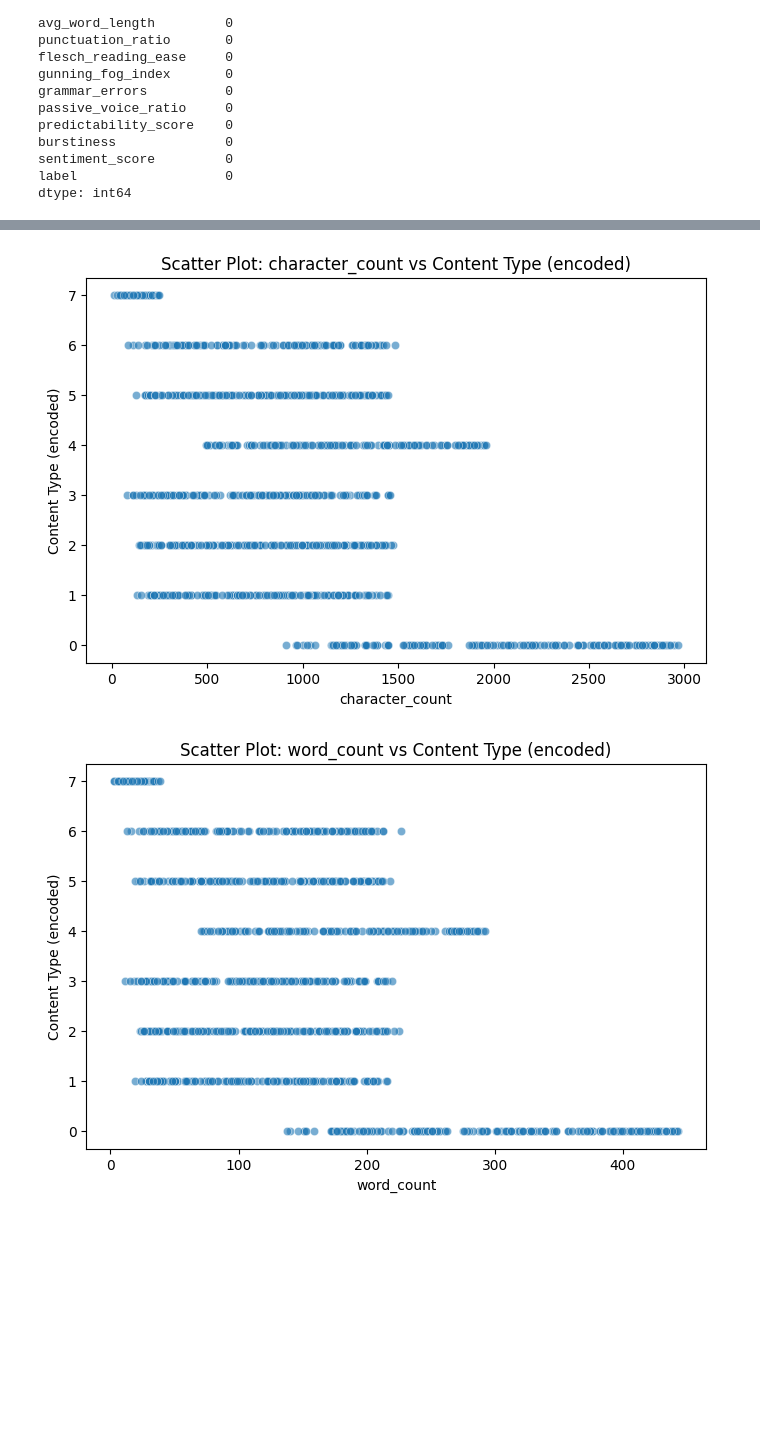
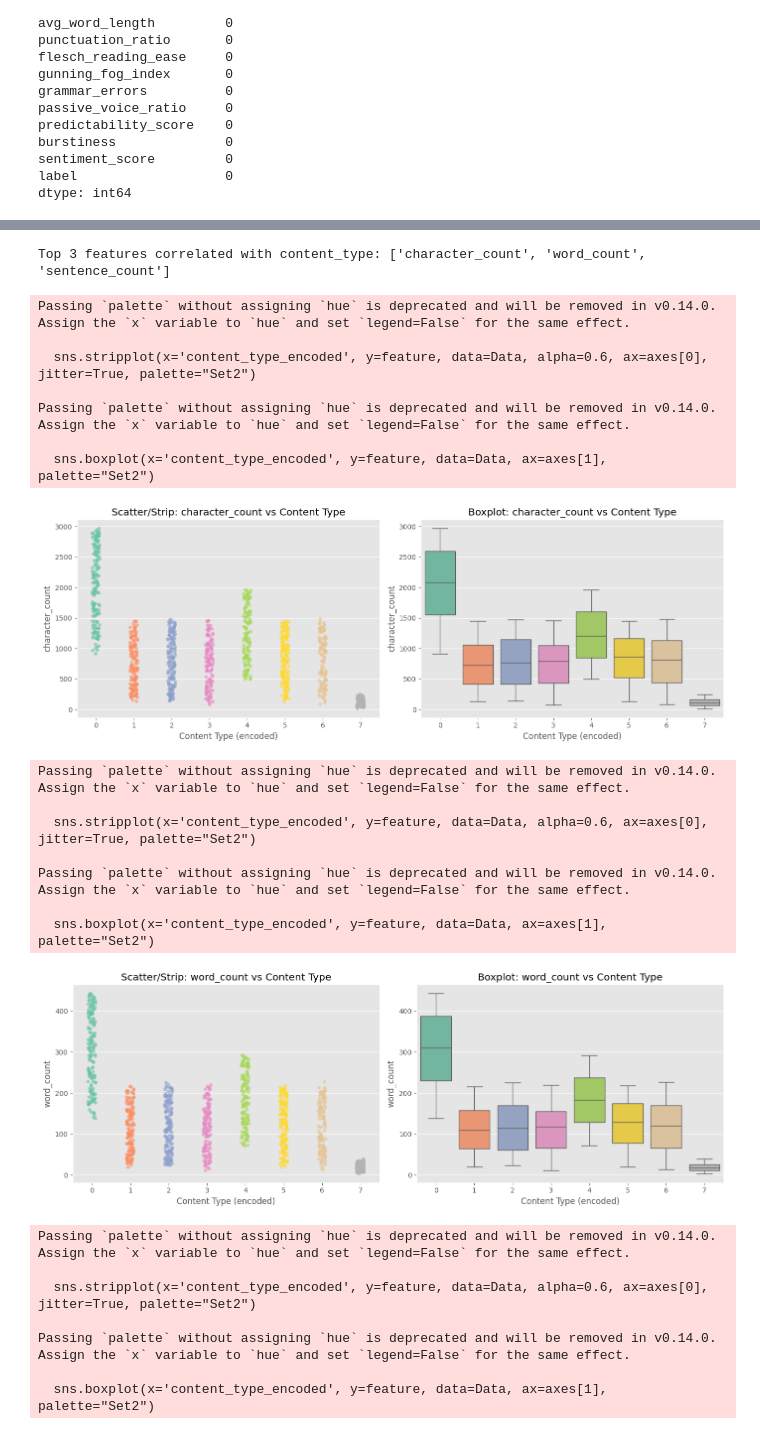
Before and after one commit to ViktorijaProjkova/AI-vs-Human-Content-Detection, a Jupyter notebook: notebooks/0_EDA_and_data_visualisation.ipynb, the cells around one changed output, grey strips where cells are left out. Drawn from its saved outputs; the diff is of its cells as text; code cells hidden in the pictures; blank space fills up the shorter version.

```diff
--- a/notebooks/0_EDA_and_data_visualisation.ipynb
+++ b/notebooks/0_EDA_and_data_visualisation.ipynb
@@ -155,21 +203,54 @@ plt.show()
 # %%
-# Encode content_type for correlation analysis
+# Encode content_type
 Data['content_type_encoded'] = Data['content_type'].astype('category').cat.codes
 
-# Recalculate correlation matrix including the encoded target
+# Correlation matrix
 corr_matrix = Data.corr(numeric_only=True)
 
-# Get top 3 features most correlated with content_type_encoded (excluding itself)
+# Top 3 features most correlated with content_type
 important_features = corr_matrix['content_type_encoded'].abs().sort_values(ascending=False).index[1:4]
+print("Top 3 features correlated with content_type:", important_features.tolist())
 
-# Scatter plots for selected features vs target
+# Scatter + Boxplots for better visualization
 for feature in important_features:
-    plt.figure(figsize=(8, 5))
-    sns.scatterplot(x=feature, y='content_type_encoded', data=Data, alpha=0.6)
-    plt.title(f'Scatter Plot: {feature} vs Content Type (encoded)')
-    plt.xlabel(feature)
-    plt.ylabel('Content Type (encoded)')
+    fig, axes = plt.subplots(1, 2, figsize=(14, 5))
+
+    # Scatter with jitter
+    sns.stripplot(x='content_type_encoded', y=feature, data=Data, alpha=0.6, ax=axes[0], jitter=True, palette="Set2")
+    axes[0].set_title(f"Scatter/Strip: {feature} vs Content Type")
+    axes[0].set_xlabel("Content Type (encoded)")
+    axes[0].set_ylabel(feature)
+
+    # Boxplot
+    sns.boxplot(x='content_type_encoded', y=feature, data=Data, ax=axes[1], palette="Set2")
+    axes[1].set_title(f"Boxplot: {feature} vs Content Type")
+    axes[1].set_xlabel("Content Type (encoded)")
+    axes[1].set_ylabel(feature)
+
+    plt.tight_layout()
     plt.show()
 # %% [output]
+Top 3 features correlated with content_type: ['character_count', 'word_count', 'sentence_count']
+Passing `palette` without assigning `hue` is deprecated and will be removed in v0.14.0. Assign the `x` variable to `hue` and set `legend=False` for the same effect.
+
+  sns.stripplot(x='content_type_encoded', y=feature, data=Data, alpha=0.6, ax=axes[0], jitter=True, palette="Set2")
+
+Passing `palette` without assigning `hue` is deprecated and will be removed in v0.14.0. Assign the `x` variable to `hue` and set `legend=False` for the same effect.
+
+  sns.boxplot(x='content_type_encoded', y=feature, data=Data, ax=axes[1], palette="Set2")
-[figure, old version]
+[figure, new version]
+Passing `palette` without assigning `hue` is deprecated and will be removed in v0.14.0. Assign the `x` variable to `hue` and set `legend=False` for the same effect.
+
+  sns.stripplot(x='content_type_encoded', y=feature, data=Data, alpha=0.6, ax=axes[0], jitter=True, palette="Set2")
+
+Passing `palette` without assigning `hue` is deprecated and will be removed in v0.14.0. Assign the `x` variable to `hue` and set `legend=False` for the same effect.
+
+  sns.boxplot(x='content_type_encoded', y=feature, data=Data, ax=axes[1], palette="Set2")
-[figure, old version]
+[figure, new version]
+Passing `palette` without assigning `hue` is deprecated and will be removed in v0.14.0. Assign the `x` variable to `hue` and set `legend=False` for the same effect.
+
+  sns.stripplot(x='content_type_encoded', y=feature, data=Data, alpha=0.6, ax=axes[0], jitter=True, palette="Set2")
+
+Passing `palette` without assigning `hue` is deprecated and will be removed in v0.14.0. Assign the `x` variable to `hue` and set `legend=False` for the same effect.
+
+  sns.boxplot(x='content_type_encoded', y=feature, data=Data, ax=axes[1], palette="Set2")
```
Also changed, not shown: parts of 32 cells of this notebook, 3 other files.
